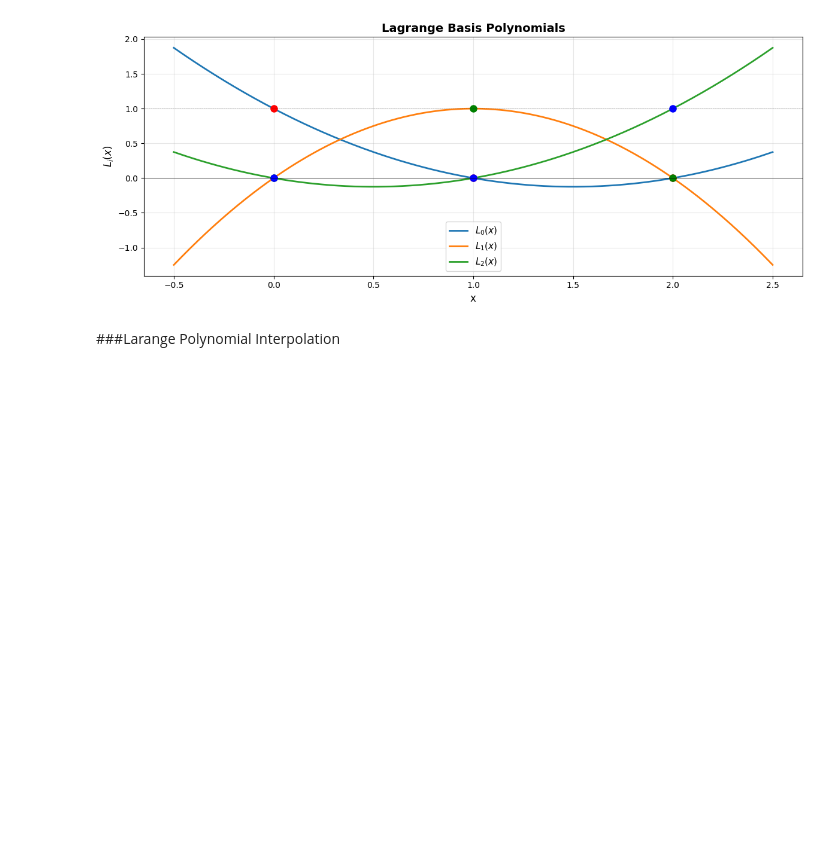
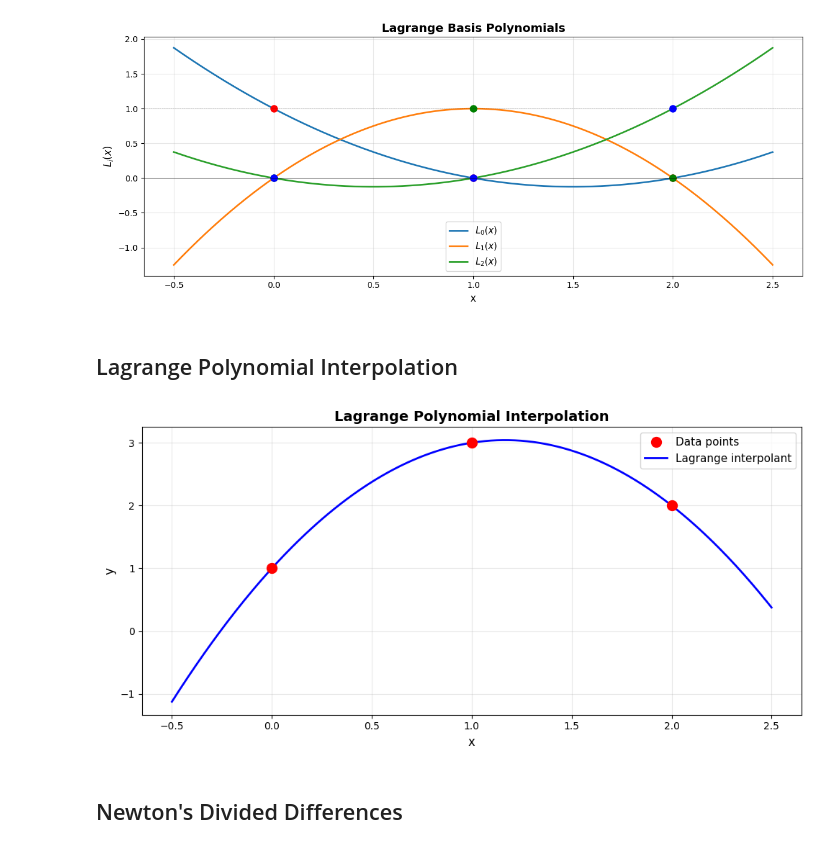
Before and after one commit to RashmiKhadka-pixel/MATH32800, a Jupyter notebook: polynomial_interpolation.ipynb, the cells around one changed output. Drawn from its saved outputs; the diff is of its cells as text; code cells hidden in the pictures; blank space fills up the shorter version.

```diff
--- a/polynomial_interpolation.ipynb
+++ b/polynomial_interpolation.ipynb
@@ -11,3 +5,0 @@ x.shape
-# %%
-L = np.ones_like(x)
-L.shape
@@ -53,4 +45,4 @@ plt.show()
 # %% [output]
 [figure]
 # %% [markdown]
-###Larange Polynomial Interpolation
+## Lagrange Polynomial Interpolation
@@ -60,0 +49,52 @@ np.zeros_like(empty_list)
+# %%
+def lagrange_interpolation(x_data, y_data, x):
+    """
+    Compute Lagrange interpolating polynomial at points x.
+
+    Parameters
+    ----------
+    x_data : array
+        Data x-coordinates
+    y_data : array
+        Data y-coordinates
+    x : array
+        Points to evaluate interpolant
+
+    Returns
+    -------
+    P : array
+        Interpolated values
+    """
+    n = len(x_data)
+    P = np.zeros_like(x, dtype=float)
+
+    for i in range(n):
+        # Compute i-th Lagrange basis polynomial
+        L_i = np.ones_like(x, dtype=float)
+        for j in range(n):
+            if j != i:
+                L_i *= (x - x_data[j]) / (x_data[i] - x_data[j])
+
+        # Add contribution: y_i * L_i(x)
+        P += y_data[i] * L_i
+
+    return P
+
+# Test it
+x_test = np.linspace(-0.5, 2.5, 300)
+P = lagrange_interpolation(x_data, y_data, x_test)
+
+plt.figure(figsize=(10, 5))
+plt.plot(x_data, y_data, 'ro', markersize=10, label='Data points', zorder=3)
+plt.plot(x_test, P, 'b-', linewidth=2, label='Lagrange interpolant')
+plt.xlabel('x', fontsize=12)
+plt.ylabel('y', fontsize=12)
+plt.title('Lagrange Polynomial Interpolation', fontsize=14, fontweight='bold')
+plt.grid(True, alpha=0.3)
+plt.legend(fontsize=11)
+plt.tight_layout()
+plt.show()
+# %% [output]
+[figure, added]
+# %% [markdown]
+## Newton's Divided Differences
```
Also changed, not shown: parts of 8 cells of this notebook.
